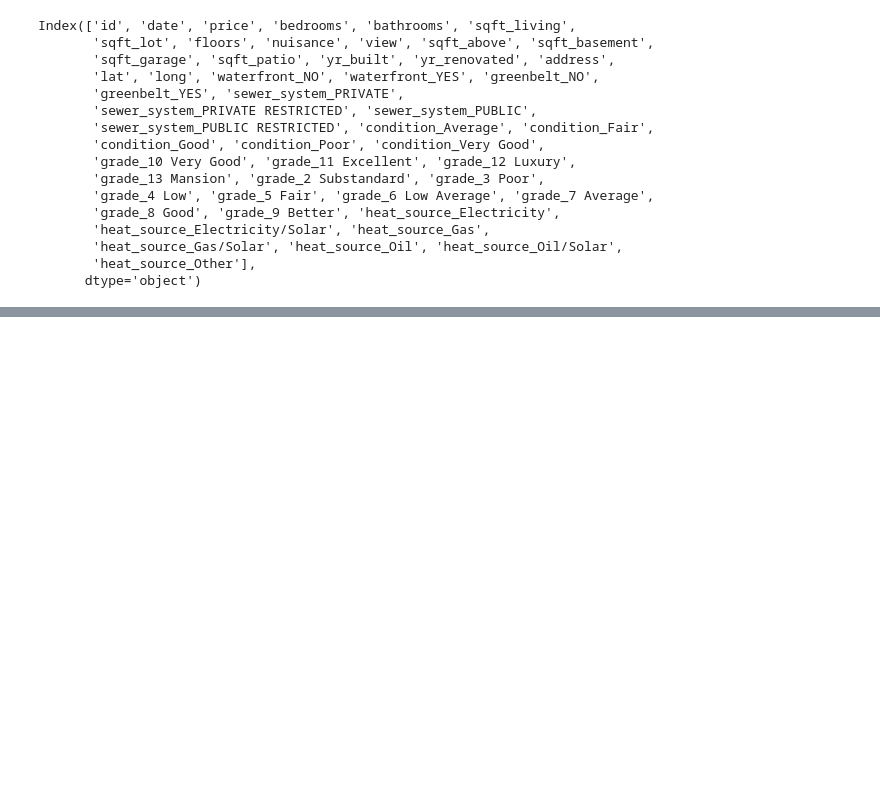
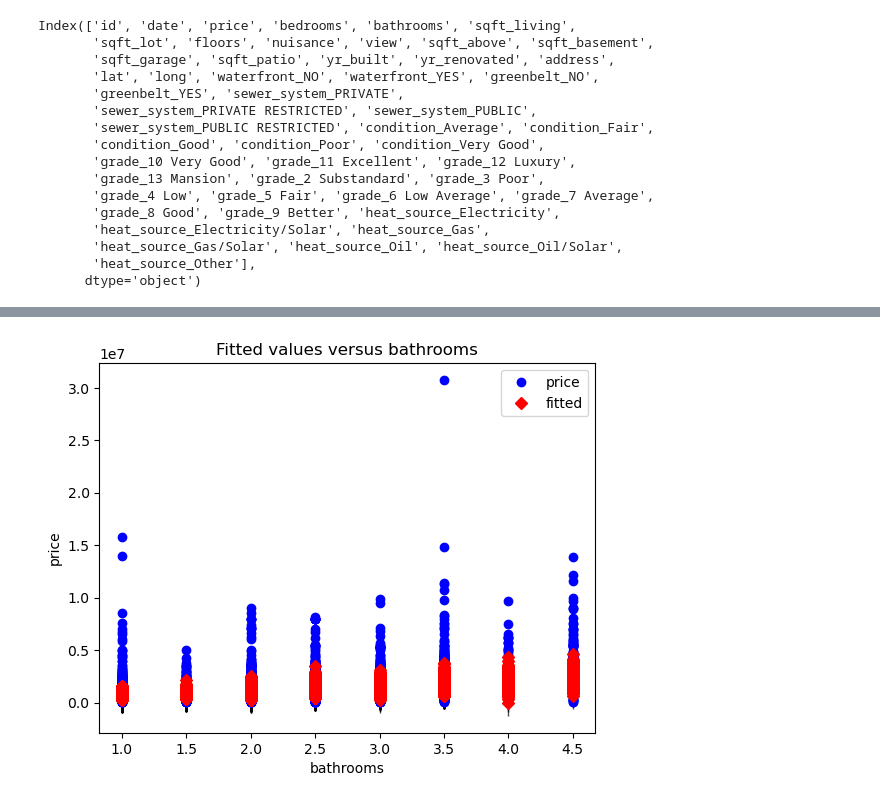
Before and after one commit to jguzzo522/2project, a Jupyter notebook: 2project.ipynb, the cells around one changed output, grey strips where cells are left out. Drawn from its saved outputs; the diff is of its cells as text; code cells hidden in the pictures; blank space fills up the shorter version.

```diff
--- a/2project.ipynb
+++ b/2project.ipynb
@@ -343,0 +506,6 @@ model_significant.summary()
+# %%
+
+df_cleaned = df_cleaned[df_cleaned['bathrooms'] >= 1]
+
+# Display the DataFrame after removing rows with "bathrooms" less than 1
+print(df_cleaned)
@@ -346,0 +581,16 @@ plt.show()
+# %%
+from scipy import stats
+
+# Identify and remove outliers based on Z-scores
+z_scores = stats.zscore(df_cleaned['bathrooms'])
+outliers = (z_scores > 3) | (z_scores < -3)
+df_no_outliers = df_cleaned[~outliers]
+
+# Fit the regression model using the cleaned data
+model_no_outliers = sm.OLS(df_no_outliers['price'], sm.add_constant(df_no_outliers.drop(['price'], axis=1))).fit()
+
+# Plot the fit after handling outliers
+sm.graphics.plot_fit(model_no_outliers, "bathrooms")
+plt.show()
+# %% [output]
+[figure, added]
```
Also changed, not shown: parts of 24 cells of this notebook.
